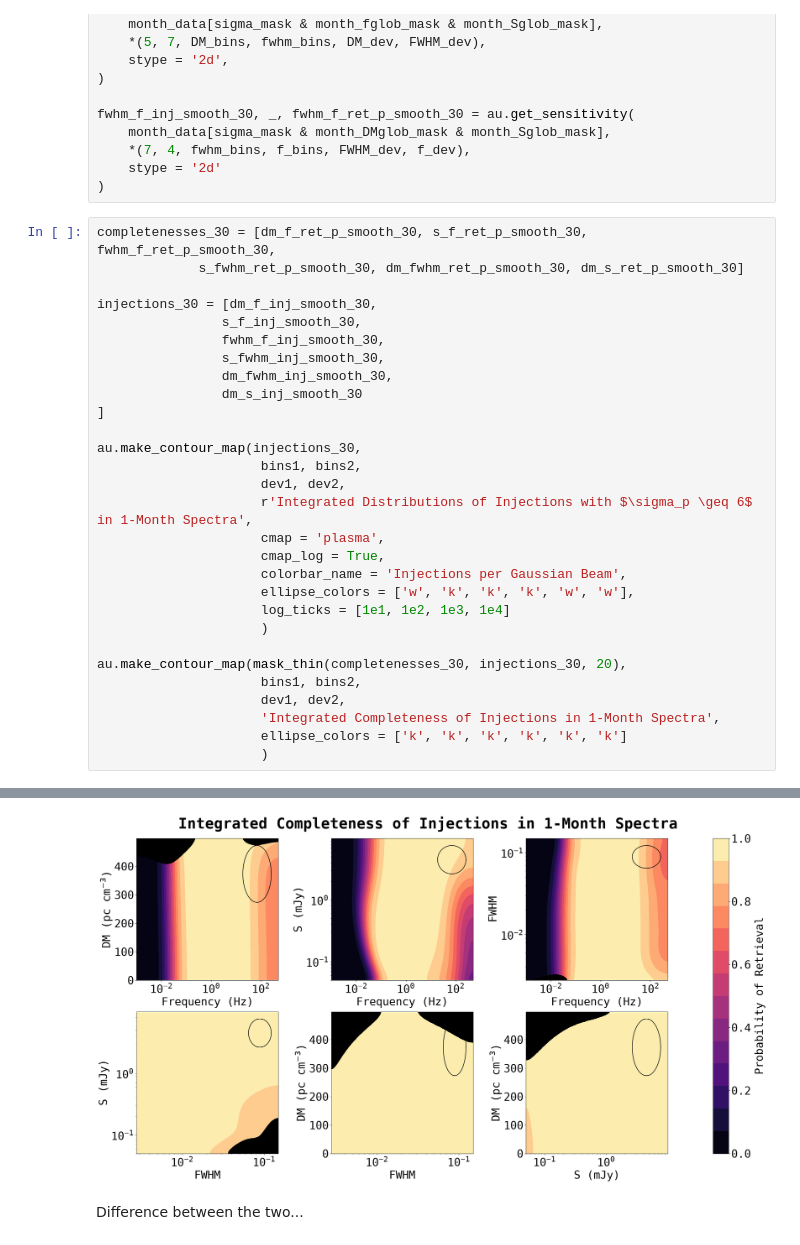
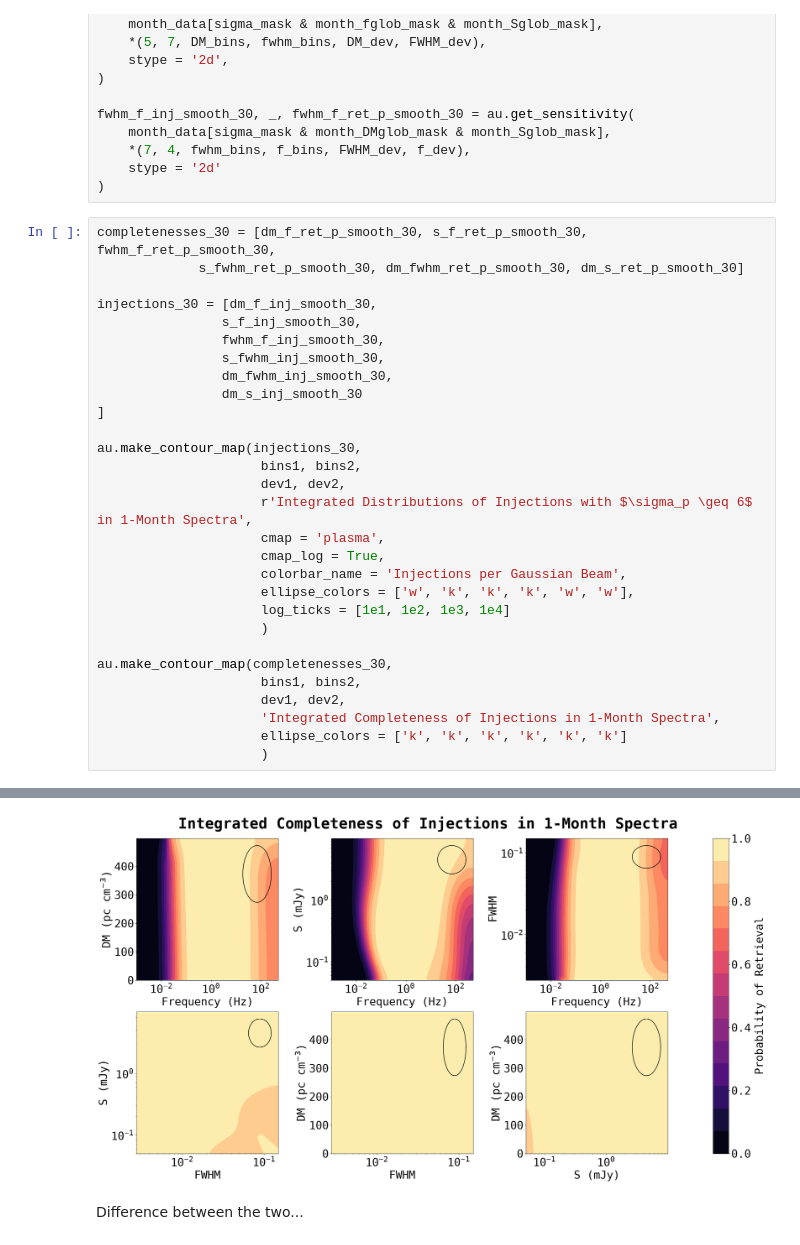
Before and after one commit to chime-sps/Transmissivity, a Jupyter notebook: results/injection_analysis_2d.ipynb, the cells around one changed output, grey strips where cells are left out. Cells and saved outputs as stored; diff of their text form.

```diff
--- a/results/injection_analysis_2d.ipynb
+++ b/results/injection_analysis_2d.ipynb
@@ -478,35 +478,35 @@ fwhm_f_inj_smooth_30, _, fwhm_f_ret_p_smooth_30 = au.get_sensitivity(
 # %%
 completenesses_30 = [dm_f_ret_p_smooth_30, s_f_ret_p_smooth_30, fwhm_f_ret_p_smooth_30,
              s_fwhm_ret_p_smooth_30, dm_fwhm_ret_p_smooth_30, dm_s_ret_p_smooth_30]
 
 injections_30 = [dm_f_inj_smooth_30,
                 s_f_inj_smooth_30,
                 fwhm_f_inj_smooth_30,
                 s_fwhm_inj_smooth_30,
                 dm_fwhm_inj_smooth_30,
                 dm_s_inj_smooth_30
 ]
 
 au.make_contour_map(injections_30,
                      bins1, bins2,
                      dev1, dev2,
                      r'Integrated Distributions of Injections with $\sigma_p \geq 6$ in 1-Month Spectra',
                      cmap = 'plasma',
                      cmap_log = True,
                      colorbar_name = 'Injections per Gaussian Beam',
                      ellipse_colors = ['w', 'k', 'k', 'k', 'w', 'w'],
                      log_ticks = [1e1, 1e2, 1e3, 1e4]
                      )
 
-au.make_contour_map(mask_thin(completenesses_30, injections_30, 20),
+au.make_contour_map(completenesses_30,
                      bins1, bins2,
                      dev1, dev2,
                      'Integrated Completeness of Injections in 1-Month Spectra',
                      ellipse_colors = ['k', 'k', 'k', 'k', 'k', 'k']
                      )
 # %% [output]
 [figure]
-[figure, old version]
+[figure, new version]
 # %% [markdown]
 Difference between the two...
 # %%
```
Also changed, not shown: parts of 2 cells of this notebook, 1 other file.
